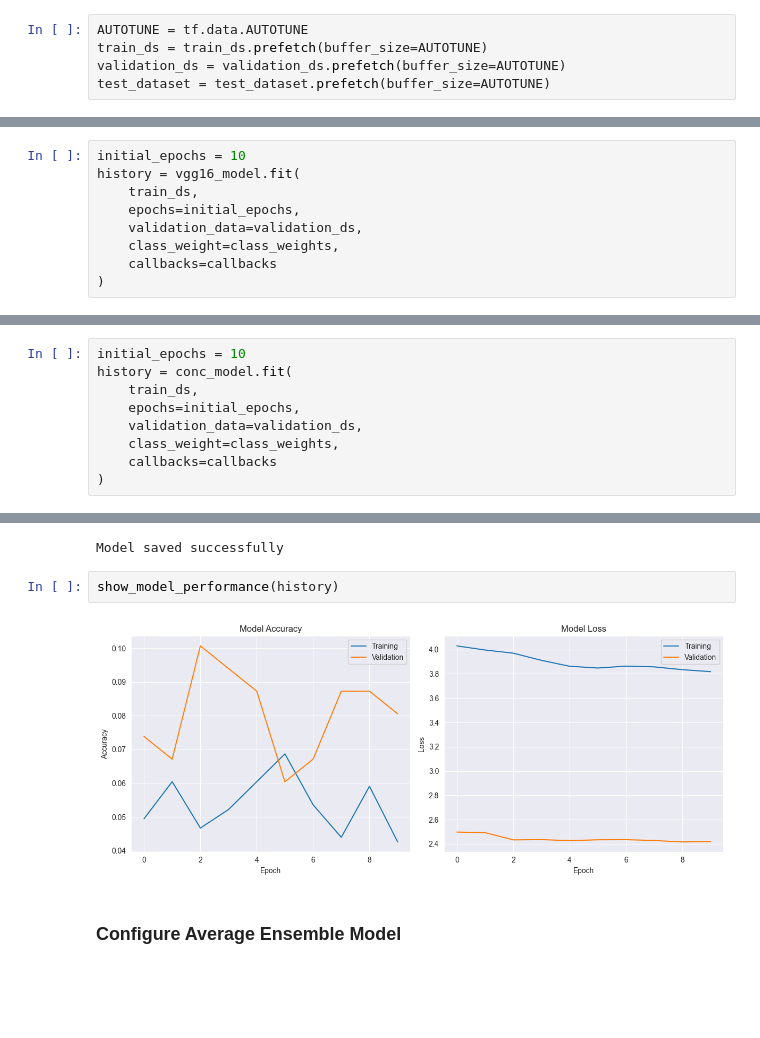
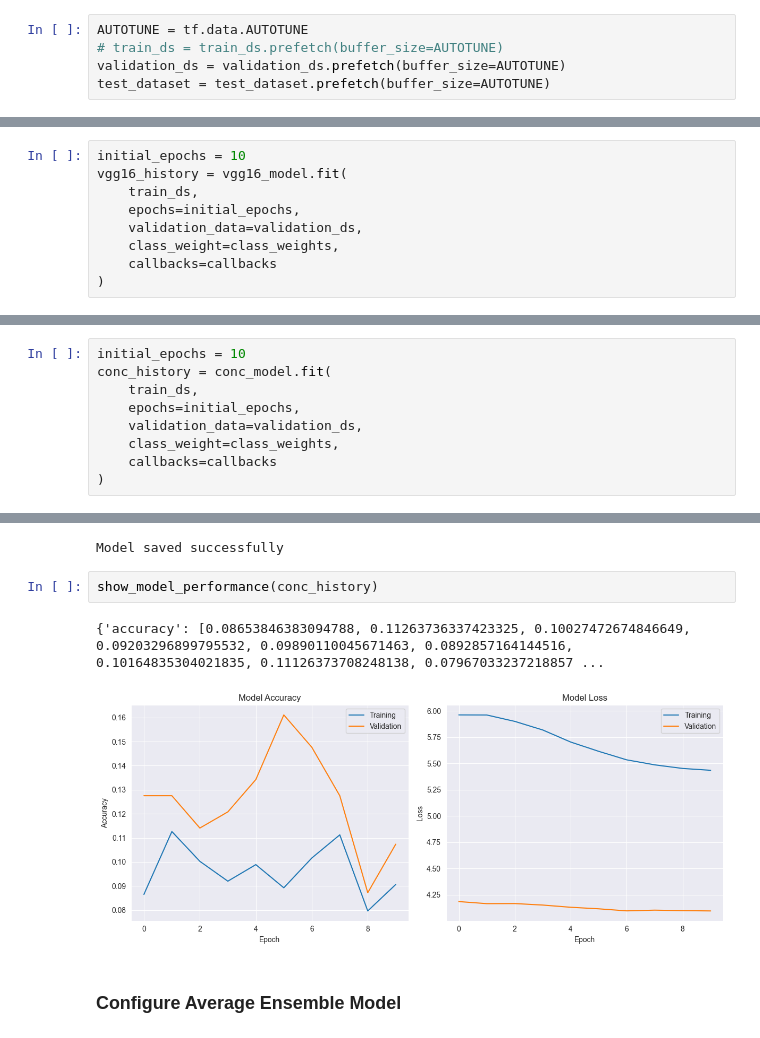
Before and after one commit to KindOf/itsu-magister, a Jupyter notebook: encemble.ipynb, the cells around one changed output, grey strips where cells are left out. Drawn from its saved outputs; the diff is of its cells as text; blank space fills up the shorter version.

```diff
--- a/encemble.ipynb
+++ b/encemble.ipynb
@@ -137,7 +138,7 @@ validation_ds = validation_ds.skip(val_batches // 5)
 ## Split validation dataset
 # %%
 AUTOTUNE = tf.data.AUTOTUNE
-train_ds = train_ds.prefetch(buffer_size=AUTOTUNE)
+# train_ds = train_ds.prefetch(buffer_size=AUTOTUNE)
 validation_ds = validation_ds.prefetch(buffer_size=AUTOTUNE)
 test_dataset = test_dataset.prefetch(buffer_size=AUTOTUNE)
 # %% [markdown]
@@ -229,7 +230,7 @@ callbacks = [
 ### Train VGG16 model
 # %%
 initial_epochs = 10
-history = vgg16_model.fit(
+vgg16_history = vgg16_model.fit(
     train_ds,
     epochs=initial_epochs,
     validation_data=validation_ds,
@@ -330,7 +354,7 @@ Model: "Concatenated_Model"
 ### Train Concatenated Ensemble Model
 # %%
 initial_epochs = 10
-history = conc_model.fit(
+conc_history = conc_model.fit(
     train_ds,
     epochs=initial_epochs,
     validation_data=validation_ds,
@@ -363,9 +387,10 @@ print("Model saved successfully")
 # %% [output]
 Model saved successfully
 # %%
-show_model_performance(history)
+show_model_performance(conc_history)
 # %% [output]
+{'accuracy': [0.08653846383094788, 0.11263736337423325, 0.10027472674846649, 0.09203296899795532, 0.09890110045671463, 0.0892857164144516, 0.10164835304021835, 0.11126373708248138, 0.07967033237218857 ...
-[figure, old version]
+[figure, new version]
 # %% [markdown]
 ### Configure Average Ensemble Model
 # %%
```
Also changed, not shown: parts of 17 cells of this notebook, 3 other files.
